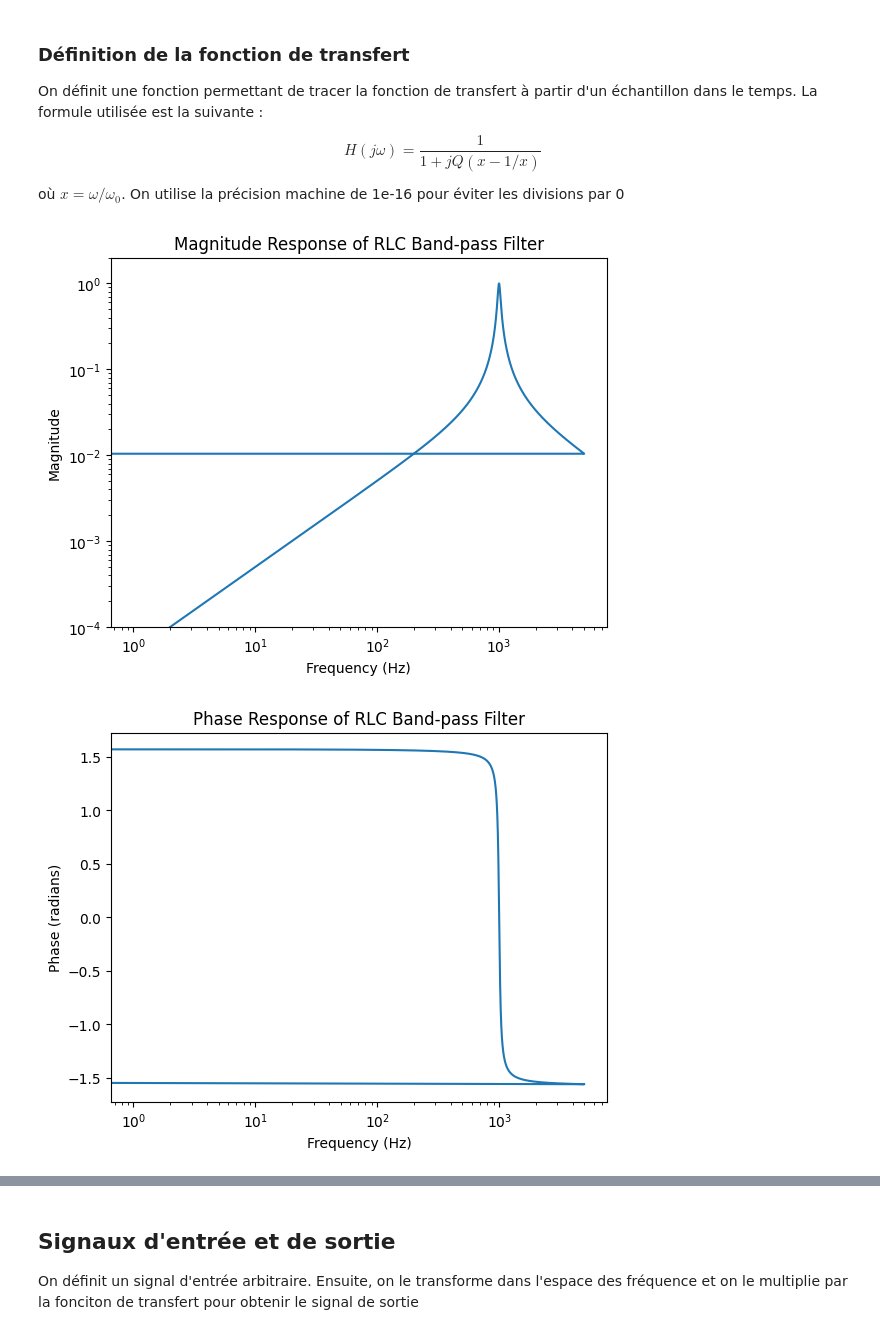
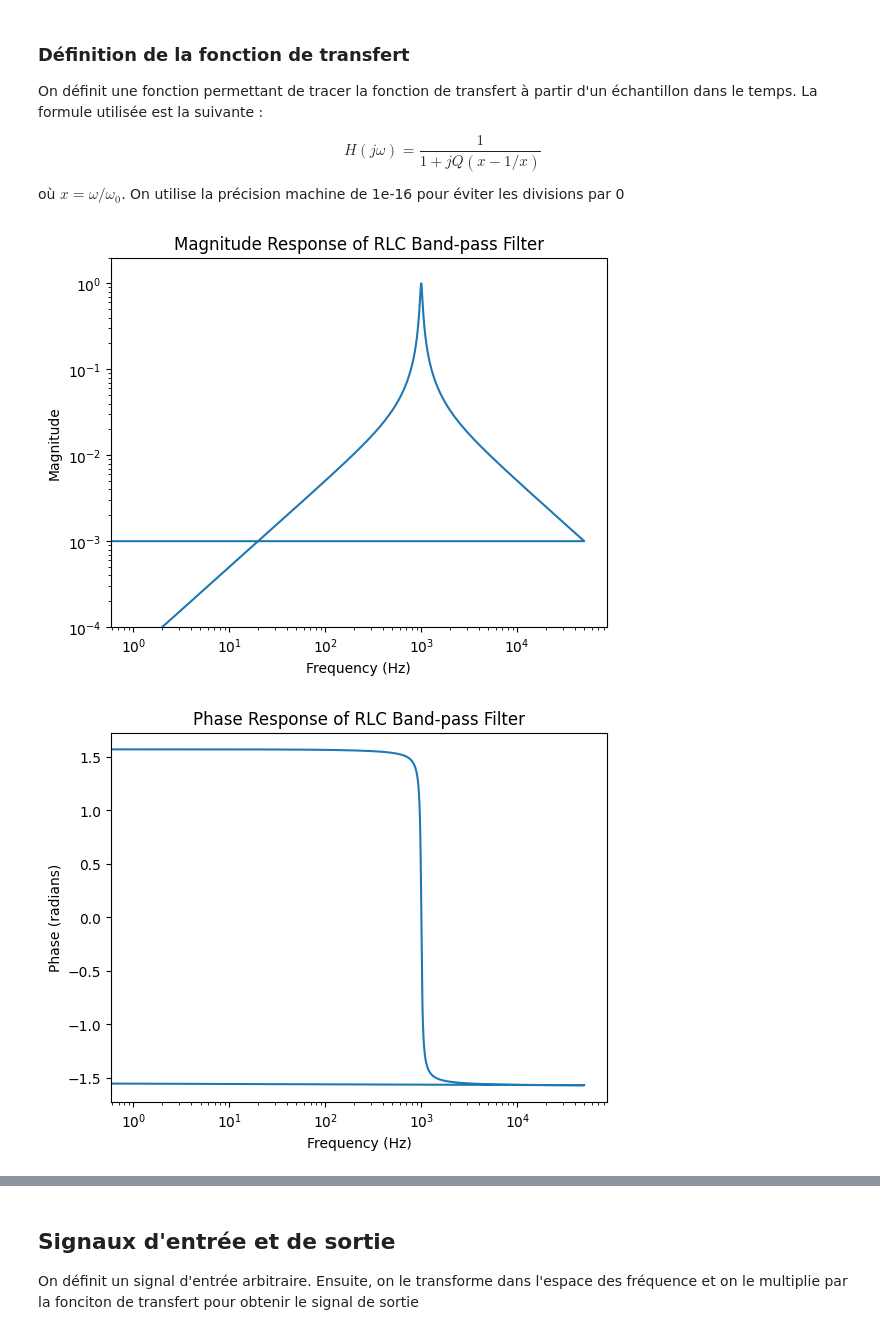
Before and after one commit to francisbpolymtl/TechExEquipe1, a Jupyter notebook: Mandat2/Simulations/plotSignals.ipynb, the cells around one changed output, grey strips where cells are left out. Drawn from its saved outputs; the diff is of its cells as text; code cells hidden in the pictures.

```diff
--- a/Mandat2/Simulations/plotSignals.ipynb
+++ b/Mandat2/Simulations/plotSignals.ipynb
@@ -32,38 +32,44 @@ def transfer_function(f, f0, Q):
     x= w/w0
     return 1/(1+1.j*Q*(x-1/(x+1e-16)))
 
-N = 10000 # number of points
+N = 100000 # number of points
 
 t = np.linspace(0, 1, N, endpoint=False) # Definition of time vector
 frequencies = np.fft.fftfreq(len(t), d=t[1]-t[0]) # Definition of associated frequencies vector
 
 # Parameters of transfer function
 Q = 20
 f0 = 1000
 
 TF_values = transfer_function(frequencies, f0, Q) # Calculation of trnasfert function (TF :TransferFunction)
 transNorm = np.absolute(TF_values)
 transAngle = np.angle(TF_values)
-
-
+TF_time_values = np.fft.ifft(np.fft.ifftshift(TF_values))
 
 # Plot the Bode diagrams
 plt.figure()
 plt.loglog(frequencies, transNorm)
 plt.ylim(0.0001, 2)
 plt.title('Magnitude Response of RLC Band-pass Filter')
 plt.xlabel('Frequency (Hz)')
 plt.ylabel('Magnitude')
 # plt.grid(which='both', axis='both')
 
 plt.figure()
 plt.semilogx(frequencies, transAngle)
 plt.xscale('log')
 plt.title('Phase Response of RLC Band-pass Filter' )
 plt.xlabel('Frequency (Hz)')
 plt.ylabel('Phase (radians)')
+
+plt.figure()
+plt.semilogx(t, TF_time_values)
+# plt.xscale('log')
+plt.title('Transfer function in time' )
+plt.xlabel('Time (s)')
+plt.ylabel('Norm')
 # plt.grid(which='both', axis='both')
 plt.show()
 # %% [output]
-[figure, old version]
+[figure, new version]
-[figure, old version]
+[figure, new version]
```
Also changed, not shown: parts of 3 cells of this notebook, 1 other file.
